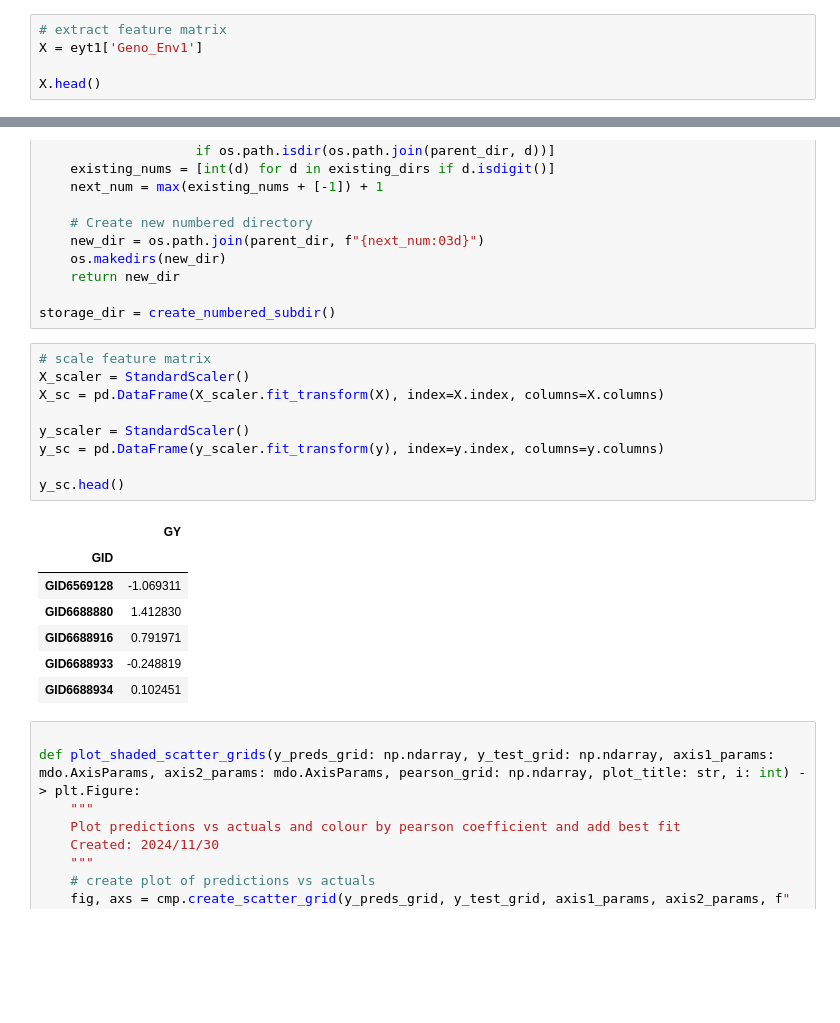
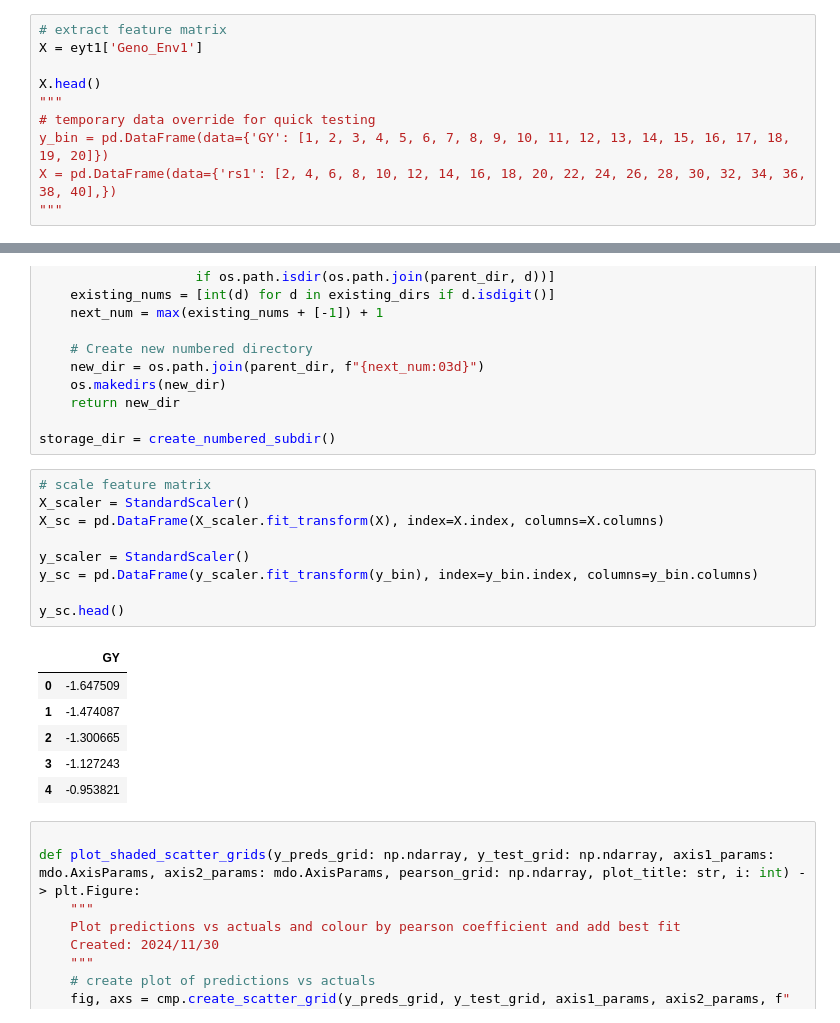
Before and after one commit to CaoCalvin/ml_research, a Jupyter notebook: project.ipynb, the cells around one changed output, grey strips where cells are left out. Cells and saved outputs as stored; diff of their text form; blank space fills up the shorter version.

```diff
--- a/project.ipynb
+++ b/project.ipynb
@@ -135,3 +135,8 @@ y.head()
 X = eyt1['Geno_Env1']
 
 X.head()
+"""
+# temporary data override for quick testing
+y_bin = pd.DataFrame(data={'GY': [1, 2, 3, 4, 5, 6, 7, 8, 9, 10, 11, 12, 13, 14, 15, 16, 17, 18, 19, 20]})
+X = pd.DataFrame(data={'rs1': [2, 4, 6, 8, 10, 12, 14, 16, 18, 20, 22, 24, 26, 28, 30, 32, 34, 36, 38, 40],})
+"""
@@ -175,20 +172,19 @@ storage_dir = create_numbered_subdir()
 # %%
 # scale feature matrix
 X_scaler = StandardScaler()
 X_sc = pd.DataFrame(X_scaler.fit_transform(X), index=X.index, columns=X.columns)
 
 y_scaler = StandardScaler()
-y_sc = pd.DataFrame(y_scaler.fit_transform(y), index=y.index, columns=y.columns)
+y_sc = pd.DataFrame(y_scaler.fit_transform(y_bin), index=y_bin.index, columns=y_bin.columns)
 
 y_sc.head()
 # %% [output]
 |  | GY |
-| GID |  |
-| GID6569128 | -1.069311 |
-| GID6688880 | 1.412830 |
-| GID6688916 | 0.791971 |
-| GID6688933 | -0.248819 |
-| GID6688934 | 0.102451 |
+| 0 | -1.647509 |
+| 1 | -1.474087 |
+| 2 | -1.300665 |
+| 3 | -1.127243 |
+| 4 | -0.953821 |
 # %%
 
 def plot_shaded_scatter_grids(y_preds_grid: np.ndarray, y_test_grid: np.ndarray, axis1_params: mdo.AxisParams, axis2_params: mdo.AxisParams, pearson_grid: np.ndarray, plot_title: str, i: int) -> plt.Figure:
```
Also changed, not shown: parts of 25 cells of this notebook, 3 other files.
